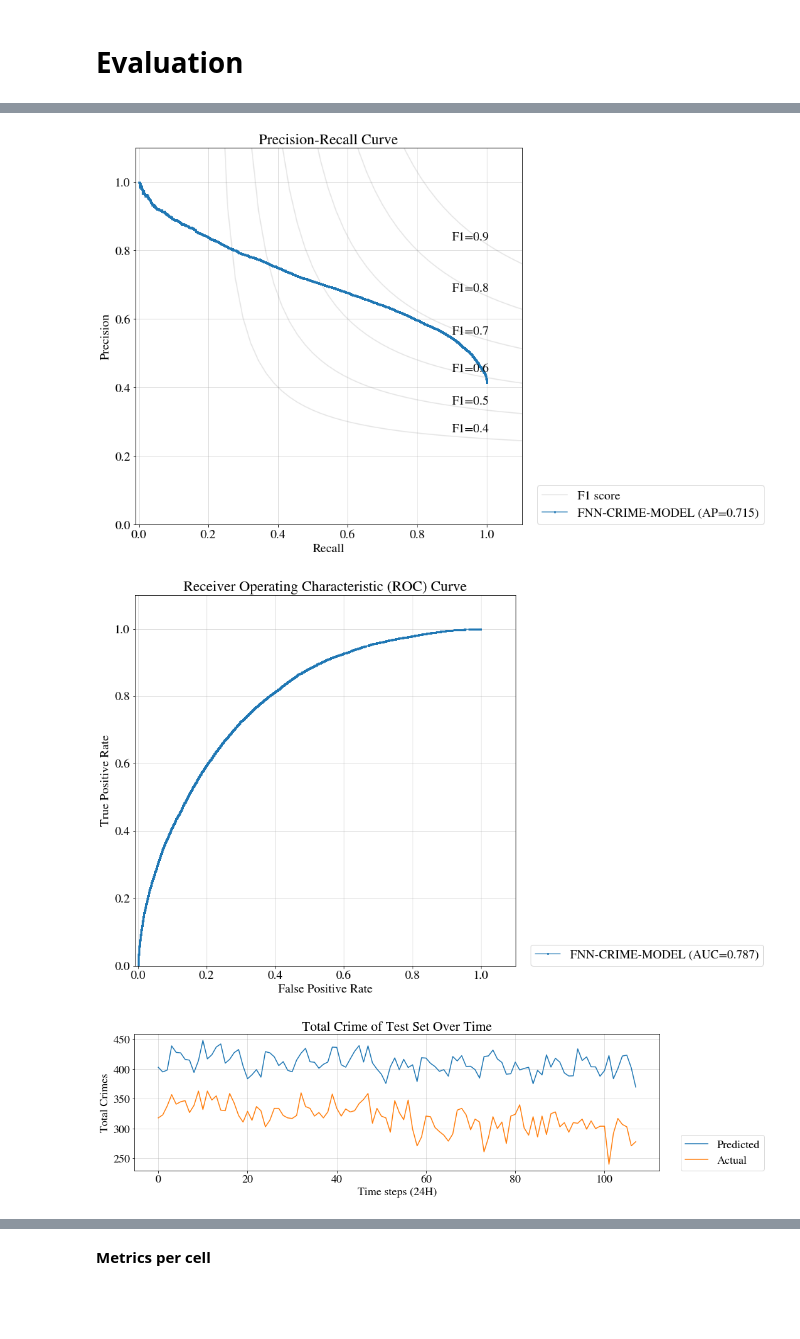
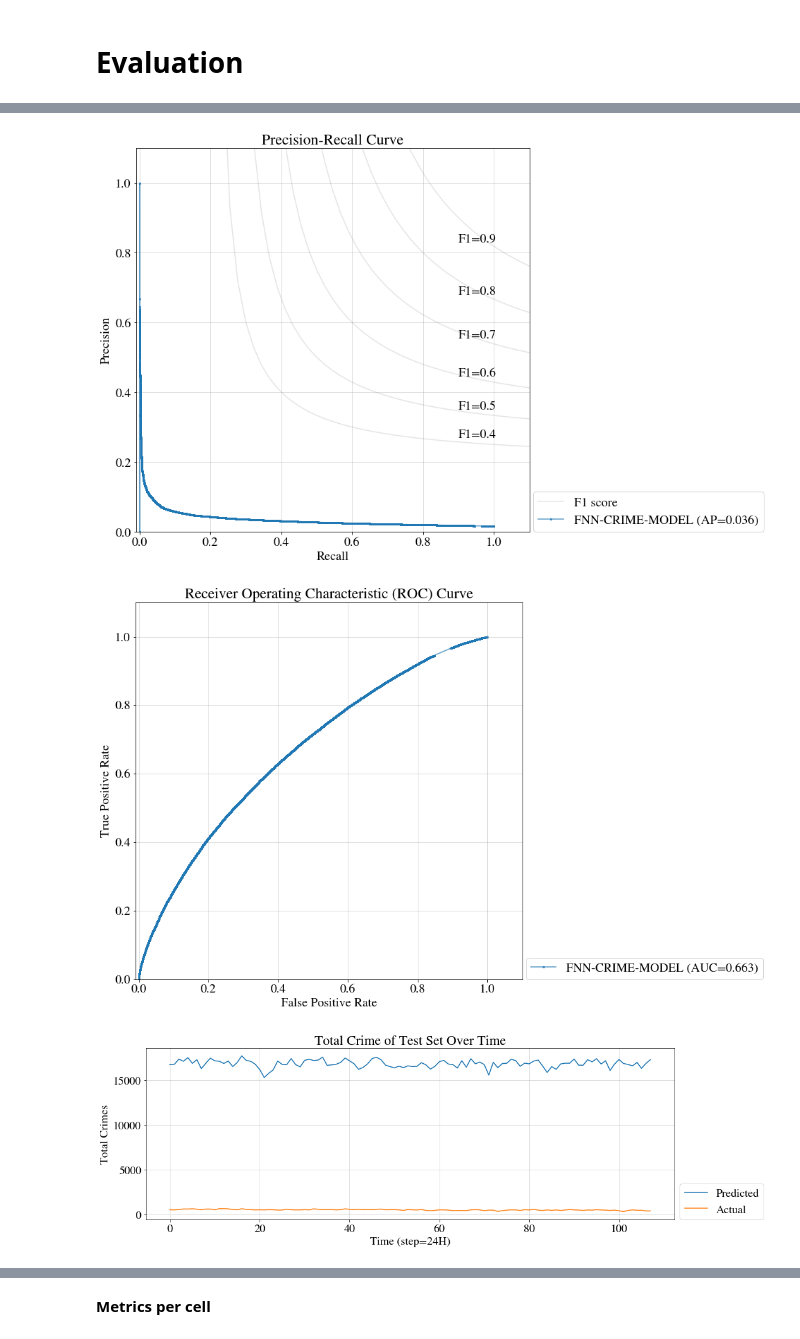
Before and after one commit to bernsblack/masters, a Jupyter notebook: run_kang_fnn_model.ipynb, the cells around one changed output, grey strips where cells are left out. Saved outputs shown, nothing was run; the diff lists cells and outputs as text; code cells hidden in the pictures; blank space fills up the shorter version.

```diff
--- a/run_kang_fnn_model.ipynb
+++ b/run_kang_fnn_model.ipynb
@@ -38,7 +59,7 @@ from utils.metrics import best_threshold, get_y_pred
 start_date = "2013-01-01"
 end_date = "2015-01-01"
 
-data_dim_str = "T24H-X850M-Y880M"  #"T1H-X1700M-Y1760M"  # needs to exist
+data_dim_str = "T24H-X85M-Y110M" # "T24H-X850M-Y880M"  #"T1H-X1700M-Y1760M"  # needs to exist
 model_name = "FNN-CRIME-MODEL"  # needs to be created
 data_path = f"./data/processed/{data_dim_str}_{start_date}_{end_date}/"
 
@@ -59,7 +80,7 @@ timer = Timer()
 # manually set the config
 conf_dict = {
     "seed": 3,
-    "use_cuda": False,
+    "use_cuda": True,
 
     "use_crime_types": False,
 
@@ -254,3 +279,9 @@ best_val_loss: 0.5502481433835696, stopped_early: False
 log.getLogger().setLevel("INFO")
 # %% [markdown]
 # Evaluation
+# %%
+conf.sub_sample_test_set = False
+conf.sub_sample_train_set = False
+conf.sub_sample_validation_set = False
+
+g_loaders = FlatDataLoaders(data_group=data_group, conf=conf)
@@ -256,0 +294,20 @@ log.getLogger().setLevel("INFO")
+# %%
+from time import sleep
+timer = Timer()
+timer.reset()
+i = 0
+for v in g_loaders.train_loader:
+    i += 1
+print(f"i: {i} and train loader time {timer.check()}")
+
+timer.reset()
+i = 0
+for v in g_loaders.validation_loader:
+    i += 1
+print(f"i: {i} and val loader time {timer.check()}")
+
+timer.reset()
+i = 0
+for v in loaders.test_loader:
+    i += 1
+print(f"i: {i} and test loader time {timer.check()}")
@@ -279,7 +340,7 @@ def evaluate_fnn(model, batch_loader, conf):
             targets = torch.LongTensor(targets[0,:,0]).to(conf.device) # only taking [0] for fnn
             out = model(spc_feats, tmp_feats, env_feats)
 
-            batch_probas_pred = F.softmax(out,dim=-1)[:,1].numpy() # select class1 prediction
+            batch_probas_pred = F.softmax(out,dim=-1)[:,1].cpu().numpy() # select class1 prediction
 
             for i, p in zip(indices,batch_probas_pred):
                 n,c,l = i
@@ -289,6 +350,7 @@ def evaluate_fnn(model, batch_loader, conf):
     return y_true, probas_pred, t_range
 
 
+# todo set the train_loader to eval so that it does not subsample
 trn_y_true, trn_probas_pred, trn_t_range = evaluate_fnn(model=model,
                                                         batch_loader=loaders.train_loader,
                                                         conf=conf)
@@ -331,3 +396,3 @@ setup - done
-[figure, old version]
+[figure, new version]
-[figure, old version]
+[figure, new version]
-[figure, old version]
+[figure, new version]
```
Also changed, not shown: parts of 15 cells of this notebook, 7 other files.
